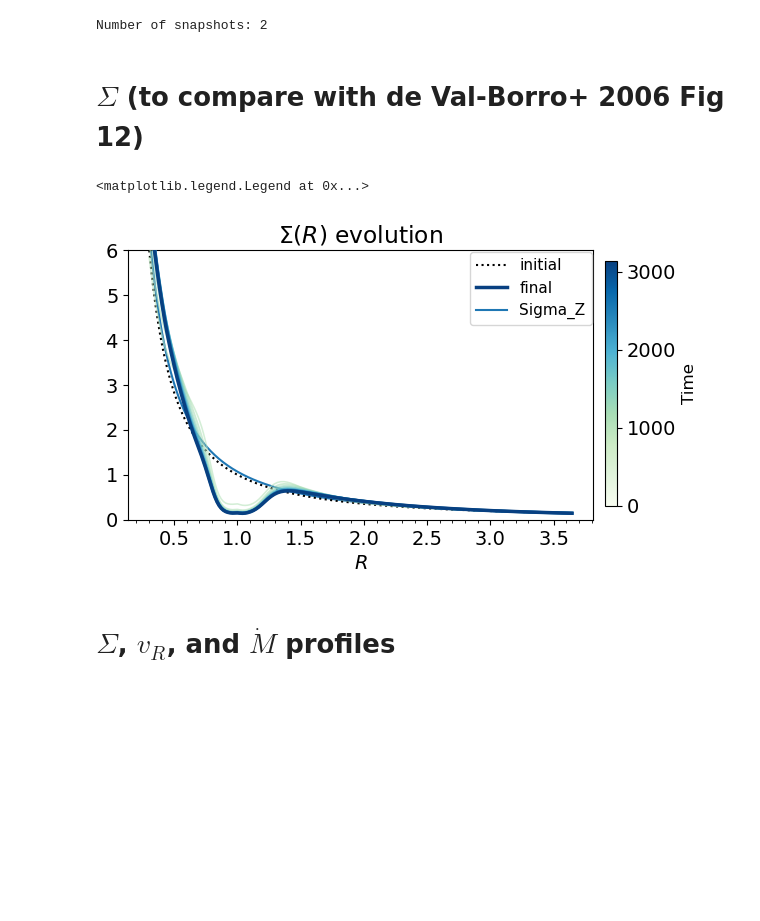
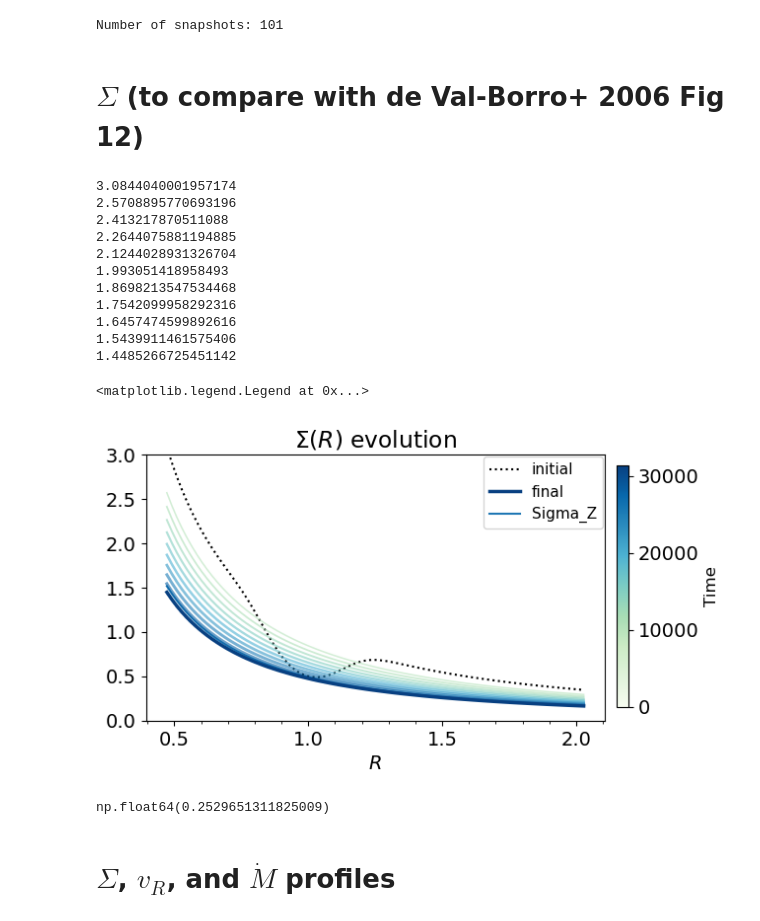
Before and after one commit to Jupiter1994/athena-warps, a Jupyter notebook: warped-disks/jiarus_diagnosis_2d.ipynb, the cells around one changed output. Saved outputs shown, nothing was run; the diff lists cells and outputs as text; code cells hidden in the pictures; blank space fills up the shorter version.

Commit message:
disk-2d-planet16, disk-cyl17 (low Sigma issue)

```diff
--- a/warped-disks/jiarus_diagnosis_2d.ipynb
+++ b/warped-disks/jiarus_diagnosis_2d.ipynb
@@ -14,8 +14,8 @@ import athena_read
 import glob
 # %%
 ## Snapshots registration
-sim_name = 'disk-2d-planet12c'
-#sim_name = 'disk-cyl16'
+#sim_name = 'disk-2d-planet16'
+sim_name = 'disk-cyl17b'
 # sim_name = 'disk-jiaru9'
 path = '/scratch/phn2956/' + sim_name + '/'
 #path = '/scratch/phn2956/disk_2d_viscous_gap/'
@@ -24,18 +24,21 @@ snapshot_list = sorted(glob.glob(path+'disk.out1.*.athdf'))
 snapshot_list_uov = sorted(glob.glob(path+'disk.out4.*.athdf'))
 print("Number of snapshots:", len(snapshot_list))
 
-alpha = 1.e-2 # 1.e-2 # 0.004 # 0.2
+alpha = 0.2 # 5.e-2 # 1.e-2 # 0.004 # 0.2
 cs = 0.05 # 0.05 # 0.1
+Mp = 1e-3
+b = 0.05
 # nu = 1e-5 # kinematic viscosity
 # %% [output]
-Number of snapshots: 2
+Number of snapshots: 101
 # %% [markdown]
 # $\Sigma$ (to compare with de Val-Borro+ 2006 Fig 12)
 # %%
 ## Plot density, v_r, and Mdot
 
-snapshot_plot = snapshot_list[0:11:1]
-snapshot_plot_uov = snapshot_list_uov[0:11:1]
+inds = slice(0,101,10)
+snapshot_plot = snapshot_list[inds]
+snapshot_plot_uov = snapshot_list_uov[inds]
 
 ## NOTE: I think the color scaling is wrong when the first snapshot isn't i=0, but it's a minor point
 norm   = mcolors.PowerNorm(gamma=1.5, vmin=0, vmax=len(snapshot_plot)-1)
@@ -43,10 +46,12 @@ colors = [GnBu(0.3 + 0.7 * norm(i)) for i in range(len(snapshot_plot))]
 
 fig,axs = plt.subplots(1,1, figsize=(6,3.5),sharex=True,sharey=False)
 
-for i, frame in enumerate(snapshot_plot):
+for i, (ath_frame, uov_frame) in enumerate(zip(snapshot_plot, snapshot_plot_uov)):
 
-    ath_data  = athena_read.athdf(frame,num_ghost=0,quantities=["rho", "vel1", "vel2", "vel3"])
-    uov_data  = athena_read.athdf(uov_frame)
+    use_ghost_zones = True
+    if use_ghost_zones:
+        ath_data  = athena_read.athdf(ath_frame,num_ghost=2,quantities=["rho", "vel1"])
+        uov_data  = athena_read.athdf(uov_frame,num_ghost=0)
     t_sim = ath_data['Time']
     #print('loading snapshot at t= %5.1f'%t_sim)
 
@@ -57,24 +62,33 @@ for i, frame in enumerate(snapshot_plot):
     d_rad = ath_data['x1f'][1]-ath_data['x1f'][0]
     d_phi = ath_data['x2f'][1]-ath_data['x2f'][0]
 
+    N_R = len(rad_app)
+    N_phi = len(phi_app)
     rad_3d, phi_3d, zzz_3d = np.meshgrid(rad_app, phi_app, zzz_app, indexing='ij')
 
     #### Read Athena++ data: velosity field. ####
     vx1 = np.swapaxes(ath_data['vel1'],0,2)
-    vx2 = np.swapaxes(ath_data['vel2'],0,2)
-    vx3 = np.swapaxes(ath_data['vel3'],0,2)
     den = np.swapaxes(ath_data['rho'],0,2)
+    den = np.reshape(den, (N_R,N_phi))
 
     # Mdot at the cell's left face (in the R direction)
     Mdot_lf = np.swapaxes(uov_data['user_out_var0'],0,2)
-    Mdot_lf = np.reshape(Mdot_lf, (N_R,N_phi))
+    if use_ghost_zones:
+        Mdot_lf = np.reshape(Mdot_lf, (N_R-4,N_phi-4))
+    else:
+        Mdot_lf = np.reshape(Mdot_lf, (N_R,N_phi))
+
     Mdot = np.sum(Mdot_lf[:,:], axis=1)
-    Mdot_const = Mdot#[5]
+    Mdot_const = Mdot[10]
 
     ## \bar(Sigma) = azimuthally-averaged Sigma/"den", or
     ## \bar(Sigma)(R') = (1/2pi) * \int Sigma(R=R',phi) dphi
-    Sigma_integrand = den*d_phi
-    Sigma_avg = np.sum(Sigma_integrand[:,:,0],axis=1)/(2*np.pi)
+    Sigma_integrand = den*rad_2d*d_phi
+    if use_ghost_zones:
+        Sigma_avg = np.sum(Sigma_integrand[:,2:-2],axis=1)/(2*np.pi*rad_app)
+        print(Sigma_avg[0])
+    else:
+        Sigma_avg = np.sum(Sigma_integrand,axis=1)/(2*np.pi*rad_app)
 
     ## Mdot(R) = mass inflow rate, or:
     ## Mdot(R') = \int Sigma(R=R',phi)*v_R(R',phi) (R*dphi)
@@ -82,7 +96,7 @@ for i, frame in enumerate(snapshot_plot):
     # Mdot = np.sum(Mdot_integrand[:,:,0],axis=1)
 
     ## mass-weighted v_R = Mdot / (2pi*R*\bar{Sigma}(R))
-    vr = Mdot / (2*np.pi*rad_app*Sigma_avg)
+    #vr = Mdot / (2*np.pi*rad_app*Sigma_avg)
 
     #### Plot
     current_color = colors[i]
@@ -101,7 +115,7 @@ for i, frame in enumerate(snapshot_plot):
     #Sigma_sol = Sigma_avg[0] * (rad_app/rad_app[0])**-1.5
     H_R = cs * rad_app**(1.5) # scale height H(R)
     nu_R = alpha*cs*H_R
-    Sigma_z = np.abs(Mdot) / (3*np.pi*nu_R)
+    Sigma_z = np.abs(Mdot_const) / (3*np.pi*nu_R)
     #Sigma_z = rad_app**(-1.5)
 
     #axs.plot(rad_app,Sigma_avg/Sigma_sol,**kws)
@@ -117,7 +131,7 @@ cbar = fig.colorbar(sm, cax=cbar_ax)
 cbar.set_label('Time', fontsize=12)
 
 # take the sim's constant Mdot value as the truth
-Mdot_const = Mdot[39]
+Mdot_const = Mdot[10]
 H_R = cs * rad_app**(1.5) # scale height H(R)
 nu_R = alpha*cs*H_R
 ## note that vR = (3/2) * nu/R
@@ -125,6 +139,7 @@ nu_R = alpha*cs*H_R
 Sigma_sol = -Mdot_const / (3*np.pi*nu_R)
 vR_sol = Mdot_const / (2*np.pi*rad_app*Sigma_sol)
 Mdot_sol  = Mdot_const * (rad_app/rad_app[-1])**0
+
 axs.plot(rad_app,Sigma_sol, label="Sigma_Z")#,**kws)
 
 kws_theory = {'c': 'r', 'lw': 1.5, 'ls': '--', 'zorder': zorder+200}
@@ -138,36 +153,51 @@ kws_theory = {'c': 'r', 'lw': 1.5, 'ls': '--', 'zorder': zorder+200}
 #### set axes
 axs.set_xlabel(r'$R$')
 #axs.set_xlim(rad_app[[0, 10]])
 #axs.set_ylabel(r'$\bar{\Sigma}/\Sigma_{ss}$')
 #axs.set_ylabel(r'$\bar{\Sigma}/\Sigma_Z$')
 #axs.set_ylabel(r'$\dot{M}(R)$')
 #axs.set_ylabel(r'$v_R$')
 #axs.set_ylim(-2.05e-2, -1.95e-2)
-axs.set_ylim(0,6)
+axs.set_ylim(0,3)
 #axs.tick_params(axis='both', which='both', direction='in', top=True, right=True)
 
 axs.xaxis.set_major_locator(MultipleLocator(0.5))
 axs.xaxis.set_major_formatter('{x:.1f}')
 axs.xaxis.set_minor_locator(MultipleLocator(0.1))
 # axs.yaxis.set_major_locator(MultipleLocator(0.5))
 # axs.yaxis.set_major_formatter('{x:.1f}')
 # axs.yaxis.set_minor_locator(MultipleLocator(0.1))
 
 axs.set_title(r'$\Sigma(R)$ evolution')
 #axs.set_title(r'$\dot{M}(R)$ evolution')
 #axs.set_title(r'$v_R(R)$ evolution')
 
 axs.legend(
     fontsize=11,
     #loc='upper right',
     #bbox_to_anchor=(0.15, 1.22, 1.02, .452),
     ncol=1,
     #mode="expand",
     borderaxespad=0.1
 )
 # %% [output]
-<matplotlib.legend.Legend at 0x...>
+3.0844040001957174
+2.5708895770693196
+2.413217870511088
+2.2644075881194885
+2.1244028931326704
+1.993051418958493
+1.8698213547534468
+1.7542099958292316
+1.6457474599892616
+1.5439911461575406
+1.4485266725451142
+<matplotlib.legend.Legend at 0x...>
-[figure, old version]
+[figure, new version]
+# %%
+Sigmas_normed[-1]
+# %% [output]
+np.float64(0.2529651311825009)
 # %% [markdown]
 # $\Sigma$, $v_R$, and $\dot{M}$ profiles
 # %%
```
Also changed, not shown: parts of 4 cells of this notebook, 6 other files.
